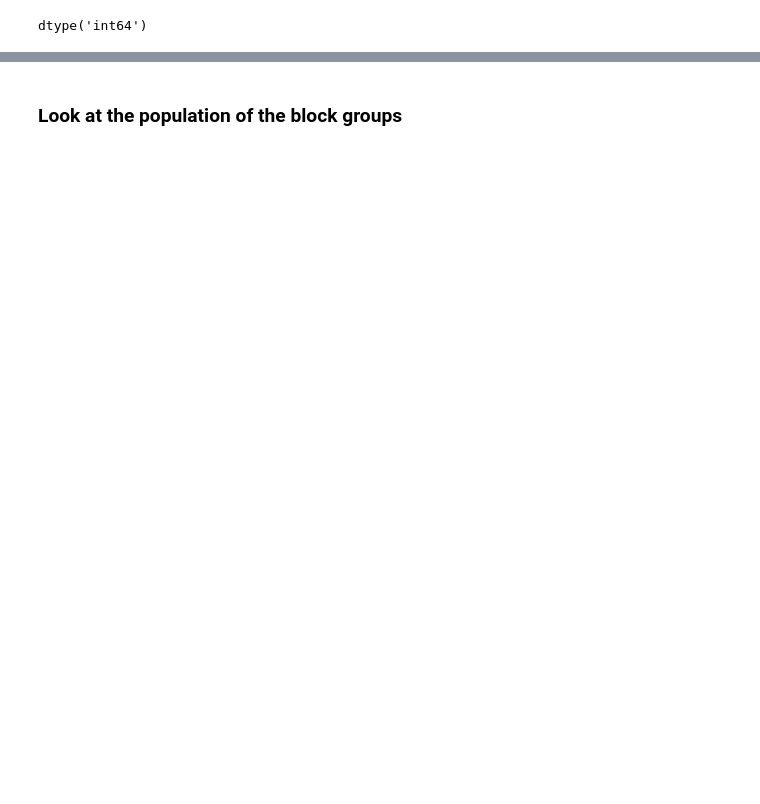
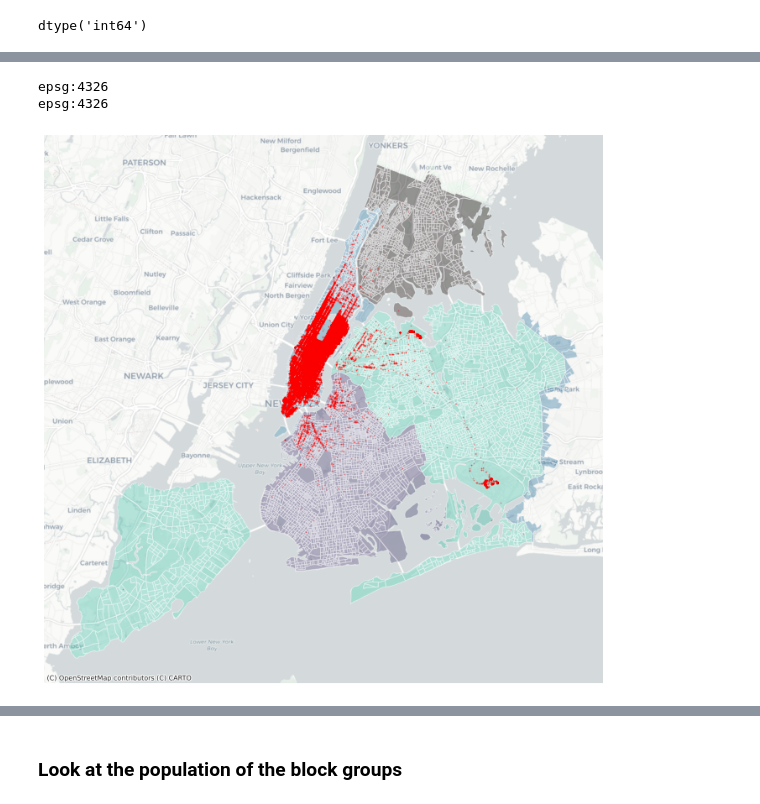
Before and after one commit to soyhyoj/CARTO-JuniorDSTest, a Jupyter notebook: notebooks/2.EDA+Modeling.ipynb, the cells around one changed output, grey strips where cells are left out. Cells and saved outputs as stored; diff of their text form; code cells hidden in the pictures; blank space fills up the shorter version.

```diff
--- a/notebooks/2.EDA+Modeling.ipynb
+++ b/notebooks/2.EDA+Modeling.ipynb
@@ -183,12 +195,0 @@ census = census.to_crs(epsg=3857)
-# %%
-# Plot the census blocks
-ax = census.plot(column = 'geoid', figsize=(12, 12), scheme='EqualInterval', alpha=.4, cmap='viridis')
-
-# Plot pickup points within blocks (red points)
-pickup_jan.plot(ax=ax, color='red', alpha=.4, markersize=.6)
-
-# Basemap of NY city
-ctx.add_basemap(ax, source=ctx.providers.Stamen.TonerLite)
-
-ax.set_axis_off()
-plt.show()
@@ -266,0 +200,7 @@ epsg:3857
+# %%
+# Print the current CRS
+print(pickup_jan.crs)
+print(census.crs)
+# %% [output]
+epsg:4326
+epsg:4326
@@ -266,0 +211,15 @@ epsg:3857
+# %%
+# Plot the census blocks (polygons)
+ax = census.plot(column = 'geoid', figsize=(12, 12),
+                 scheme='EqualInterval', alpha=.4, cmap='mako')
+
+# Plot pickup points within blocks (red points)
+pickup_jan.plot(ax=ax, color='red', alpha=.3, markersize=.6)
+
+# Basemap of NY city
+ctx.add_basemap(ax, source=ctx.providers.CartoDB.Positron)
+
+ax.set_axis_off()
+plt.show()
+# %% [output]
+[figure, added]
```
Also changed, not shown: parts of 87 cells of this notebook.
